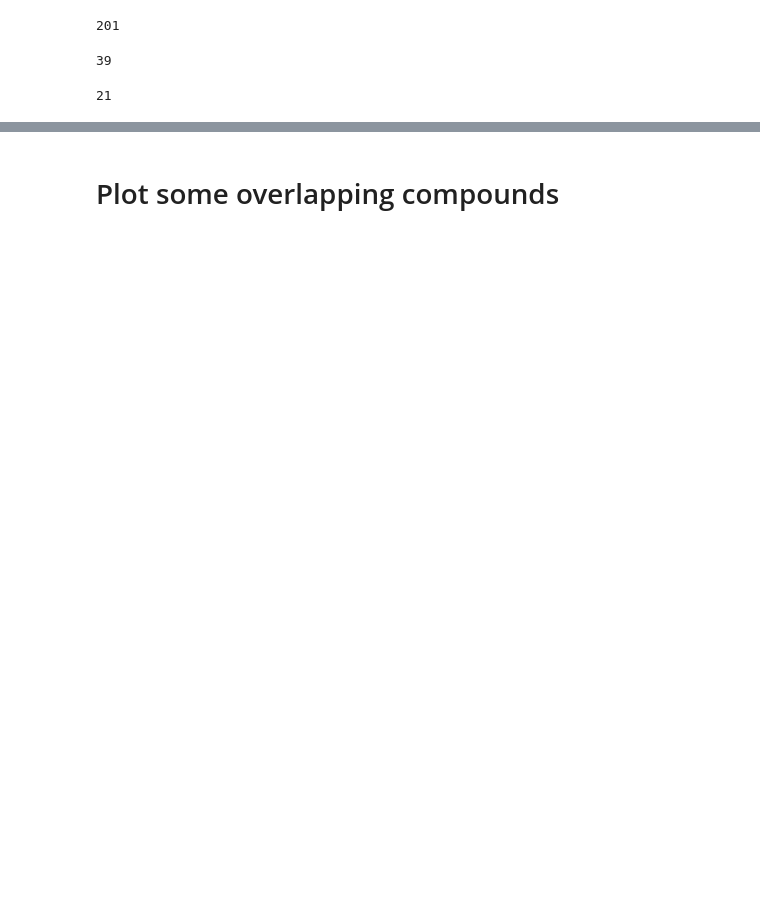
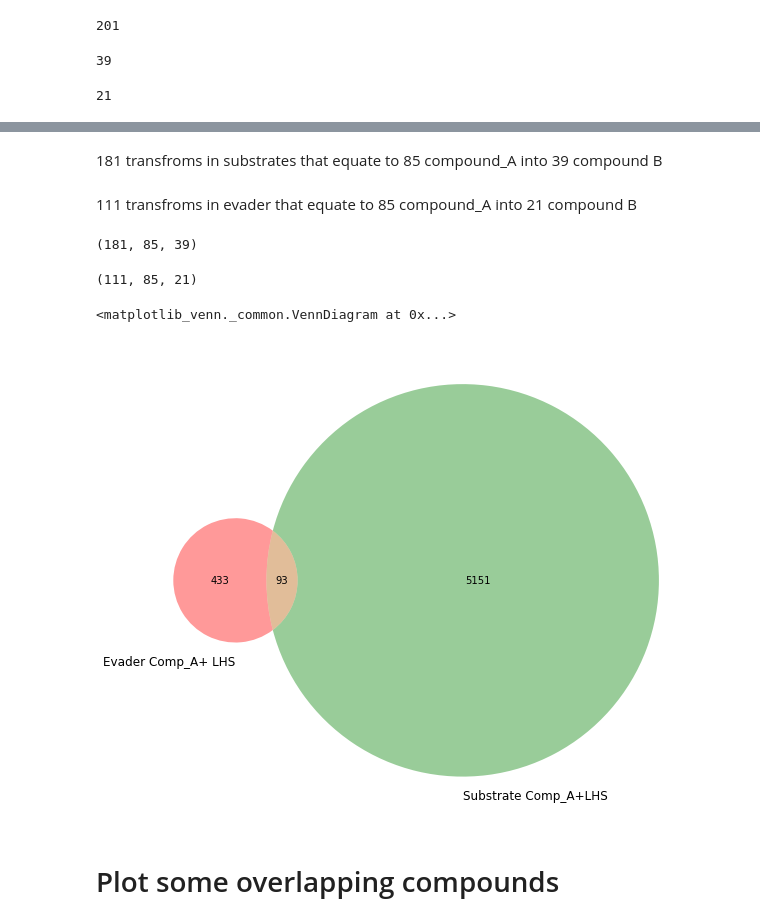
Before and after one commit to domgurvic/co_add_efflux, a Jupyter notebook: co_add/co_add_chaser.ipynb, the cells around one changed output, grey strips where cells are left out. Saved outputs shown, nothing was run; the diff lists cells and outputs as text; code cells hidden in the pictures; blank space fills up the shorter version.

```diff
--- a/co_add/co_add_chaser.ipynb
+++ b/co_add/co_add_chaser.ipynb
@@ -1691,0 +1782,12 @@ lhs_and_comp_a_substrate = comp_a_substrate_overlap[comp_a_substrate_overlap['LH
+# %% [markdown]
+181 transfroms in substrates that equate to 85 compound_A into 39 compound B
+# %% [markdown]
+111 transfroms in evader that equate to 85 compound_A into 21 compound B
+# %%
+len(sub_overlap), len(sub_overlap.compound_structure_A.unique()), len(sub_overlap.compound_structure_B.unique())
+# %% [output]
+(181, 85, 39)
+# %%
+len(evade_overlap), len(evade_overlap.compound_structure_A.unique()), len(evade_overlap.compound_structure_B.unique())
+# %% [output]
+(111, 85, 21)
@@ -1692,3 +1799,14 @@ lhs_and_comp_a_substrate = comp_a_substrate_overlap[comp_a_substrate_overlap['LH
+# %%
+plt.figure(figsize=(10,10))
+
+
+venn2([ set(evader_transforms[['compound_structure_A', 'LHS']].apply(tuple, axis = 1)),
+        set(substrate_transforms[['compound_structure_A', 'LHS']].apply(tuple, axis = 1))],
+        set_labels=('Evader Comp_A+ LHS', 'Substrate Comp_A+LHS')
+     )
+# %% [output]
+<matplotlib_venn._common.VennDiagram at 0x...>
+[figure, added]
 # %% [markdown]
 # Plot some overlapping compounds
 # %%
```
Also changed, not shown: parts of 27 cells of this notebook.
